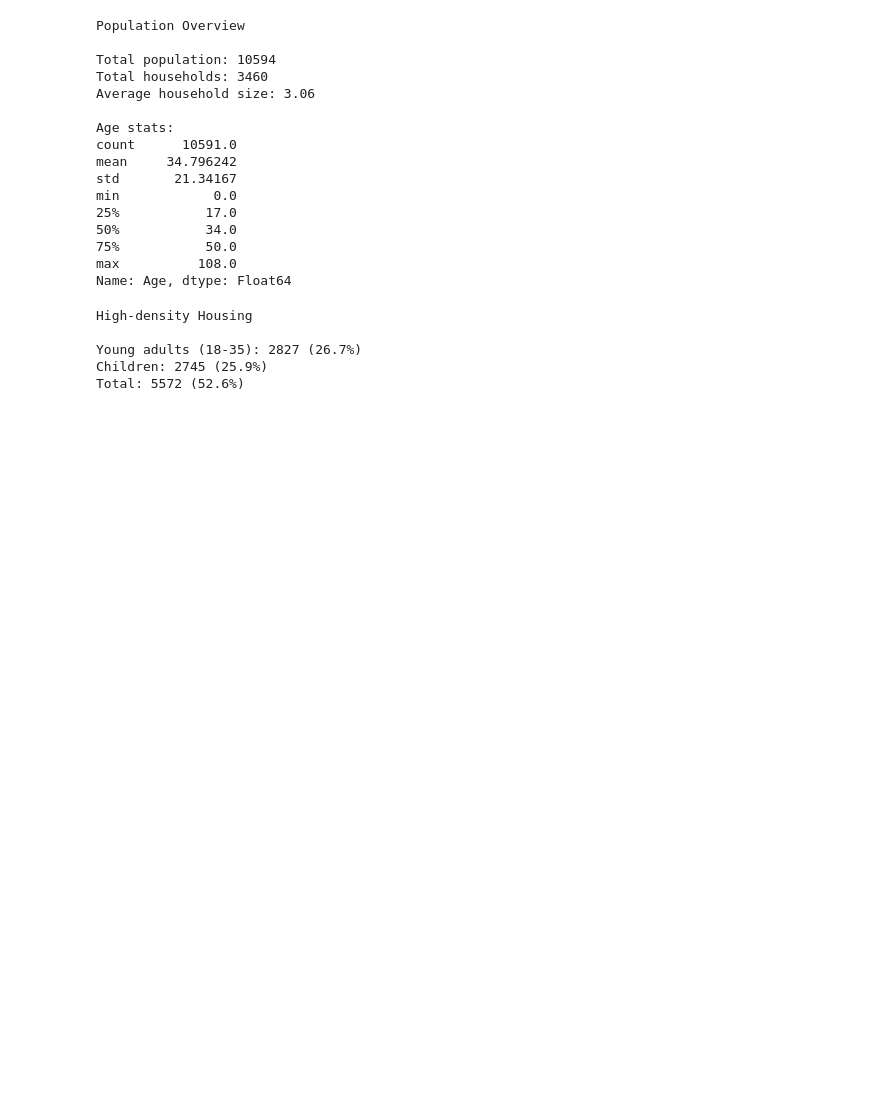
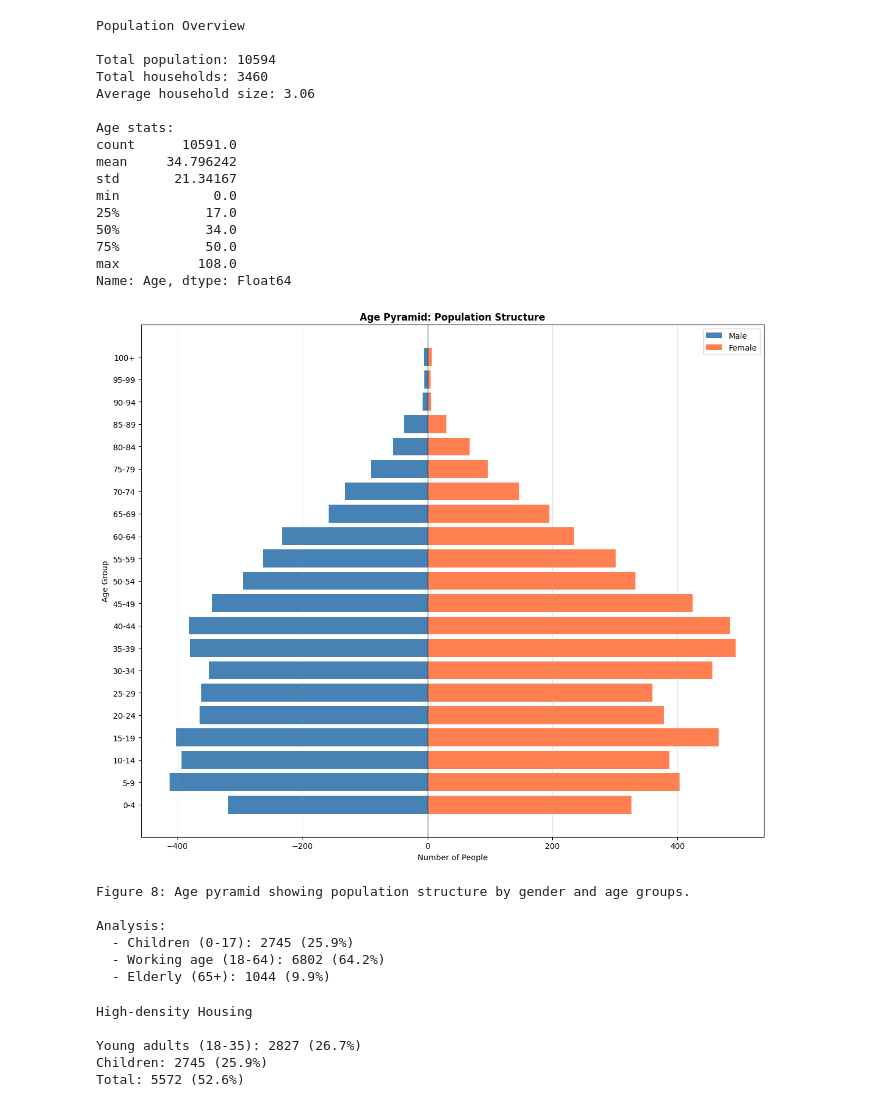
Before and after one commit to dannywu1101/FundamentalsDataScienceFinalProject, a Jupyter notebook: Project.ipynb, the cells around one changed output. Saved outputs shown, nothing was run; the diff lists cells and outputs as text; code cells hidden in the pictures; blank space fills up the shorter version.

Commit message:
Minor Changes to Coding and Analysis

```diff
--- a/Project.ipynb
+++ b/Project.ipynb
@@ -318,6 +318,55 @@ min            0.0
 75%           50.0
 max          108.0
 Name: Age, dtype: Float64
+# %%
+# Age pyramid - shows population structure
+# Create age groups
+age_bins = [0, 5, 10, 15, 20, 25, 30, 35, 40, 45, 50, 55, 60, 65, 70, 75, 80, 85, 90, 95, 100, 115]
+age_labels = ['0-4', '5-9', '10-14', '15-19', '20-24', '25-29', '30-34', '35-39', '40-44', '45-49',
+              '50-54', '55-59', '60-64', '65-69', '70-74', '75-79', '80-84', '85-89', '90-94', '95-99', '100+']
+
+df['Age_Group'] = pd.cut(df['Age'], bins=age_bins, labels=age_labels, right=False)
+
+# Separate by gender
+male_data = df[df['Gender'] == 'Male'].groupby('Age_Group').size()
+female_data = df[df['Gender'] == 'Female'].groupby('Age_Group').size()
+
+# Create age pyramid
+fig, ax = plt.subplots(figsize=(12, 10))
+y_pos = np.arange(len(age_labels))
+
+# Plot bars
+ax.barh(y_pos, -male_data.values, color='steelblue', label='Male')
+ax.barh(y_pos, female_data.values, color='coral', label='Female')
+
+# Labels
+ax.set_yticks(y_pos)
+ax.set_yticklabels(age_labels)
+ax.set_xlabel('Number of People', fontsize=10)
+ax.set_ylabel('Age Group', fontsize=10)
+ax.set_title('Age Pyramid: Population Structure', fontsize=12, fontweight='bold')
+ax.legend()
+ax.grid(axis='x', alpha=0.3)
+
+# Add zero line
+ax.axvline(x=0, color='black', linewidth=0.8)
+
+plt.tight_layout()
+plt.show()
+
+print("Figure 8: Age pyramid showing population structure by gender and age groups.")
+print("\nAnalysis:")
+print(f"  - Children (0-17): {len(df[df['Age'] < 18])} ({len(df[df['Age'] < 18])/len(df)*100:.1f}%)")
+print(f"  - Working age (18-64): {len(df[(df['Age'] >= 18) & (df['Age'] < 65)])} ({len(df[(df['Age'] >= 18) & (df['Age'] < 65)])/len(df)*100:.1f}%)")
+print(f"  - Elderly (65+): {len(df[df['Age'] >= 65])} ({len(df[df['Age'] >= 65])/len(df)*100:.1f}%)")
+# %% [output]
+[figure, added]
+Figure 8: Age pyramid showing population structure by gender and age groups.
+
+Analysis:
+  - Children (0-17): 2745 (25.9%)
+  - Working age (18-64): 6802 (64.2%)
+  - Elderly (65+): 1044 (9.9%)
 # %%
 # Option 1: High-density housing
 print("High-density Housing\n")
```
Also changed, not shown: parts of 6 cells of this notebook.
